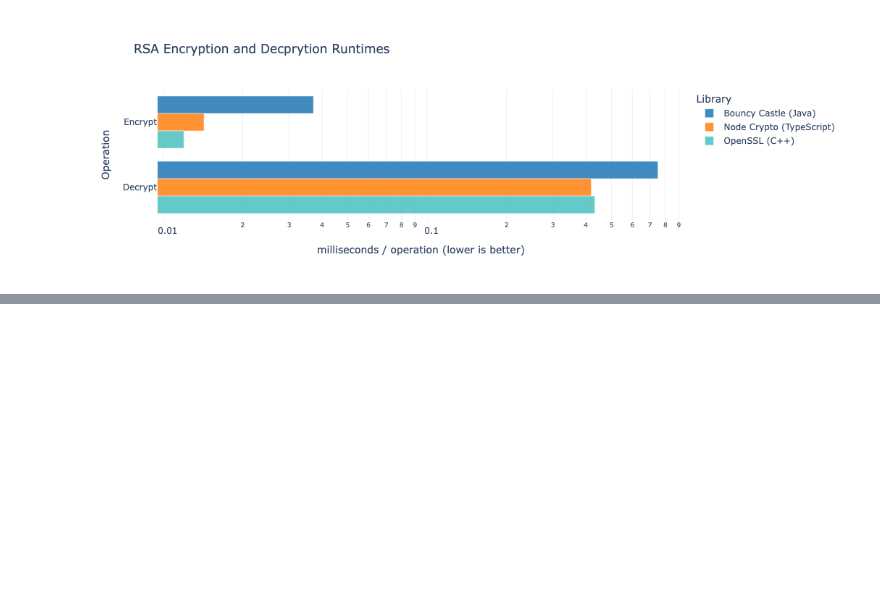
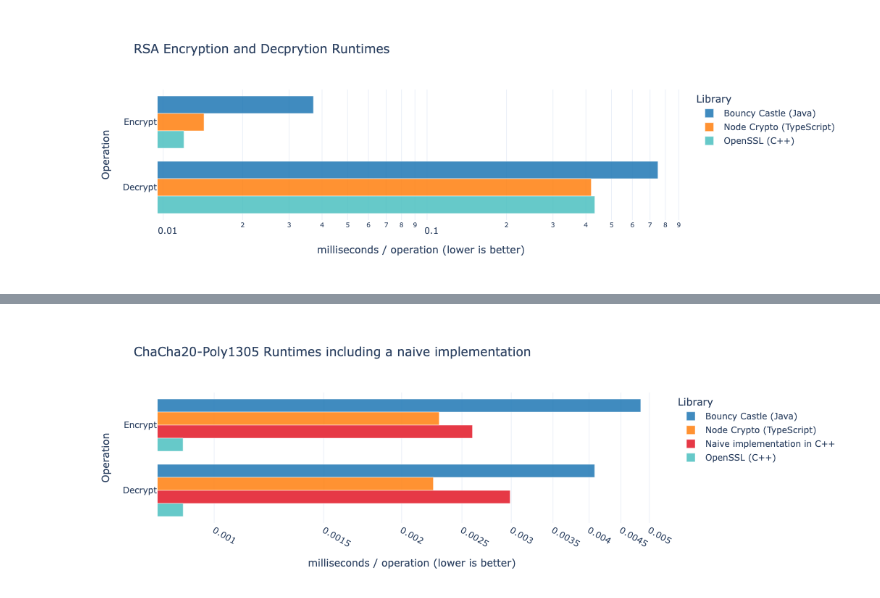
Before and after one commit to nagyb3/perfopt-homework, a Jupyter notebook: report.ipynb, the cells around one changed output, grey strips where cells are left out. Drawn from its saved outputs; the diff is of its cells as text; code cells hidden in the pictures; blank space fills up the shorter version.

Commit message:
Add graph with naive

```diff
--- a/report.ipynb
+++ b/report.ipynb
@@ -278 +286,99 @@ fig.show()
+# %%
+#| echo: false
+
+import json
+import plotly.graph_objects as go
+import plotly.io as pio
+
+pio.renderers.default = "plotly_mimetype+notebook_connected"
+
+def load_json(path):
+    with open(path, 'r') as f: return json.load(f)
+
+java_results = load_json('./bouncycastle-benchmark/results.json')
+node_chacha_results = load_json('./node-benchmarks/results/chacha20-benchmark-results.json')
+cpp_results = load_json('./openssl-cpp-benchmark/results.json')
+naive_cpp_results = load_json('./chacha-naive-cpp/results.json')
+
+java_enc = [e['primaryMetric']['score'] / 1e6 for e in java_results if 'chacha' in e['benchmark'].lower() and 'encrypt' in e['benchmark'].lower()][0]
+java_dec = [e['primaryMetric']['score'] / 1e6 for e in java_results if 'chacha' in e['benchmark'].lower() and 'decrypt' in e['benchmark'].lower()][0]
+
+node_enc = node_chacha_results['tasks'][0]['latency']['mean']
+node_dec = node_chacha_results['tasks'][1]['latency']['mean']
+
+cpp_enc = [b['real_time'] / 1e6 for b in cpp_results['benchmarks']
+           if b.get('run_type') == 'aggregate' and b.get('aggregate_name') == 'mean'
+           and 'chacha20' in b['name'].lower() and 'encrypt' in b['name'].lower()][0]
+cpp_dec = [b['real_time'] / 1e6 for b in cpp_results['benchmarks']
+           if b.get('run_type') == 'aggregate' and b.get('aggregate_name') == 'mean'
+           and 'chacha20' in b['name'].lower() and 'decrypt' in b['name'].lower()][0]
+
+naive_cpp_enc = [b['real_time'] / 1e6 for b in naive_cpp_results['benchmarks']
+           if b.get('run_type') == 'aggregate' and b.get('aggregate_name') == 'mean'
+           and 'chacha20' in b['name'].lower() and 'encrypt' in b['name'].lower()][0]
+naive_cpp_dec = [b['real_time'] / 1e6 for b in naive_cpp_results['benchmarks']
+           if b.get('run_type') == 'aggregate' and b.get('aggregate_name') == 'mean'
+           and 'chacha20' in b['name'].lower() and 'decrypt' in b['name'].lower()][0]
+
+operations = ['Encrypt', 'Decrypt']
+colors = {
+    'java': 'rgba(31, 119, 180, 0.85)',
+    'node': 'rgba(255, 127, 14, 0.85)',
+    'cpp': 'rgba(75, 192, 192, 0.85)',
+    'naive_cpp': 'rgba(230, 57, 70, 1)'
+}
+
+fig = go.Figure()
+
+fig.add_trace(go.Bar(
+    y=operations,
+    x=[java_enc, java_dec],
+    name='Bouncy Castle (Java)',
+    orientation='h',
+    marker_color=colors['java'],
+    hovertemplate='<b>Bouncy Castle (Java)</b><br>%{y}: %{x:.6f} ms<extra></extra>'
+))
+
+fig.add_trace(go.Bar(
+    y=operations,
+    x=[node_enc, node_dec],
+    name='Node Crypto (TypeScript)',
+    orientation='h',
+    marker_color=colors['node'],
+    hovertemplate='<b>Node Crypto (TypeScript)</b><br>%{y}: %{x:.6f} ms<extra></extra>'
+))
+
+fig.add_trace(go.Bar(
+    y=operations,
+    x=[naive_cpp_enc, naive_cpp_dec],
+    name='Naive implementation in C++',
+    orientation='h',
+    marker_color=colors['naive_cpp'],
+    hovertemplate='<b>Naive C++</b><br>%{y}: %{x:.6f} ms<extra></extra>'
+))
+
+fig.add_trace(go.Bar(
+    y=operations,
+    x=[cpp_enc, cpp_dec],
+    name='OpenSSL (C++)',
+    orientation='h',
+    marker_color=colors['cpp'],
+    hovertemplate='<b>OpenSSL (C++)</b><br>%{y}: %{x:.6f} ms<extra></extra>'
+))
+
+fig.update_layout(
+    title='ChaCha20-Poly1305 Runtimes including a naive implementation',
+    xaxis_title='milliseconds / operation (lower is better)',
+    xaxis_type="log",
+    yaxis_title="Operation",
+    barmode='group',
+    template='plotly_white',
+    legend_title="Library",
+    autosize=True,
+    yaxis=dict(autorange="reversed")
+)
+
+fig.show()
+# %% [output]
+[figure, added]
 # %% [markdown]
```
Also changed, not shown: parts of 6 cells of this notebook, 12 other files.
